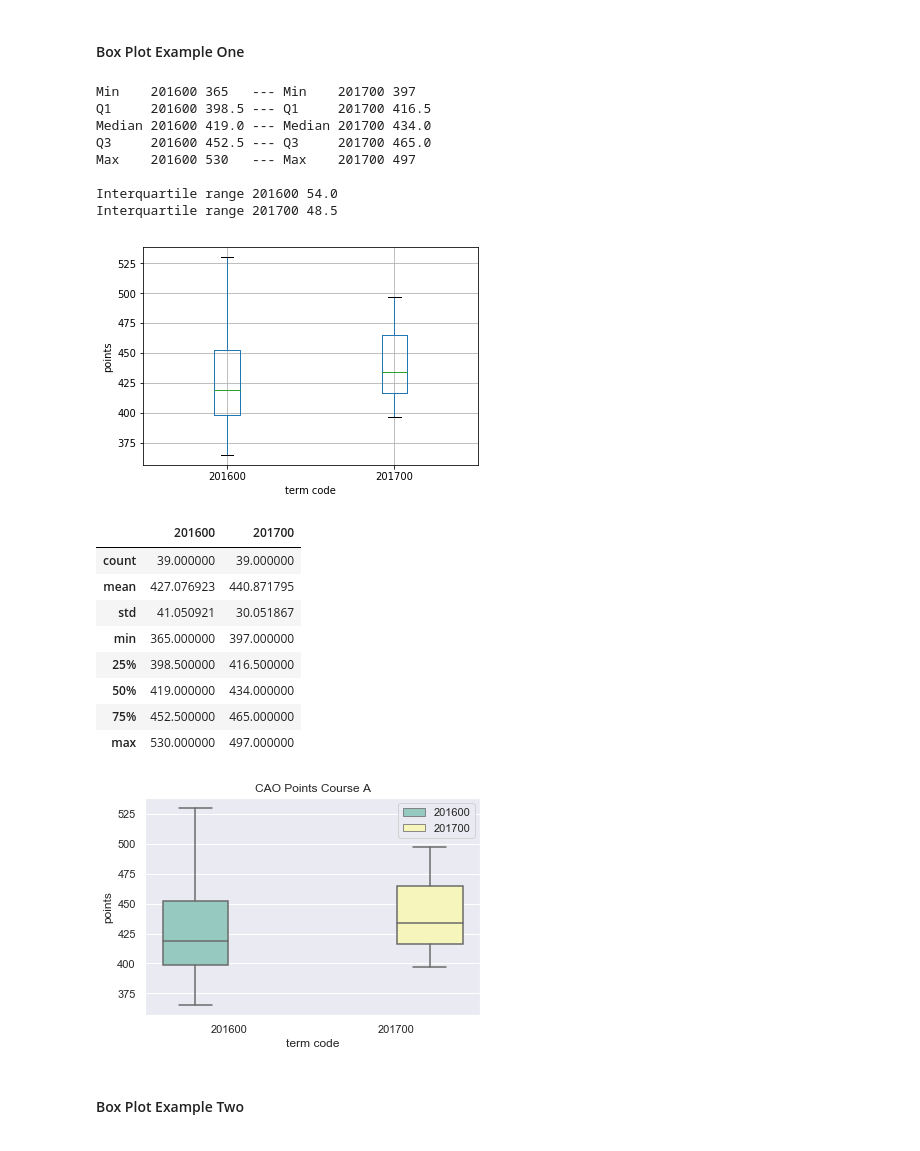
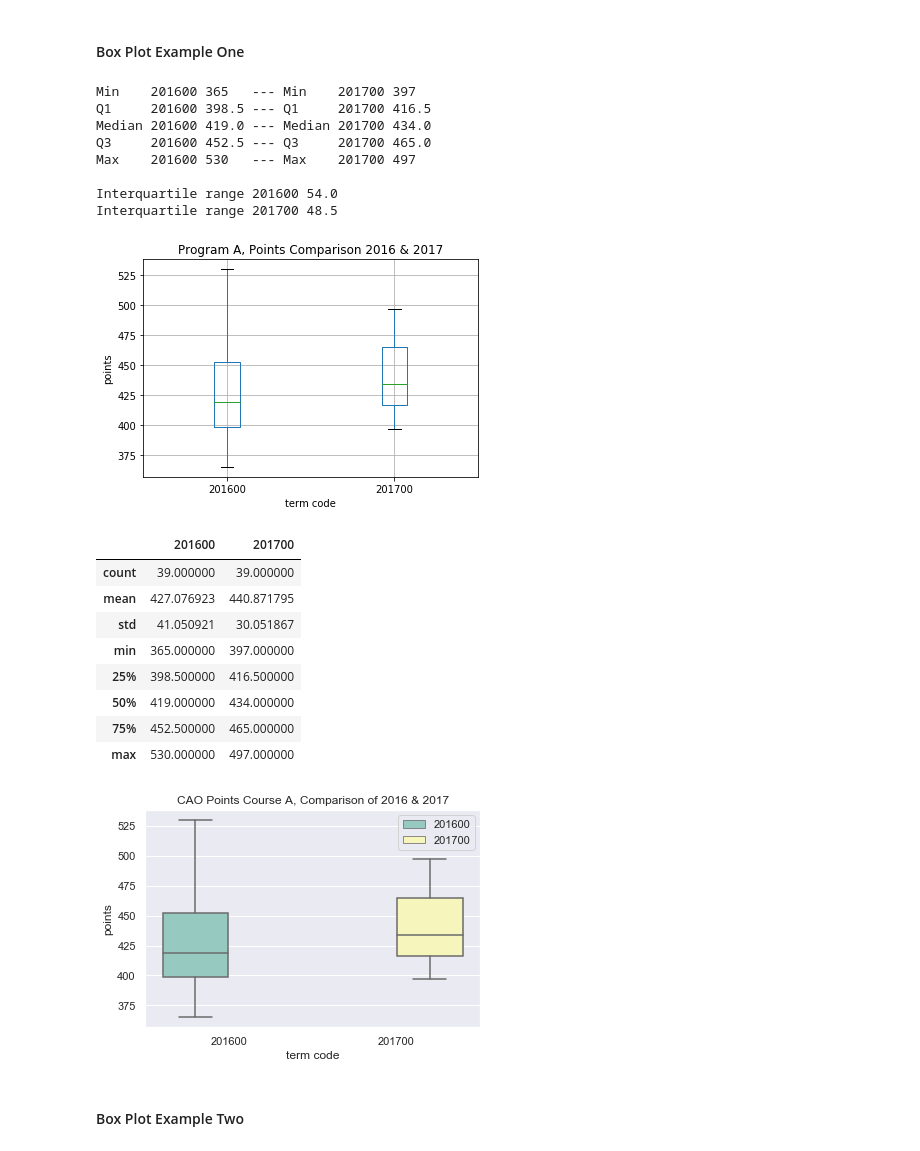
Before and after one commit to Hudsonsue/BOXPLOTS, a Jupyter notebook: BOX PLOTS.ipynb, the cells around one changed output. Saved outputs shown, nothing was run; the diff lists cells and outputs as text; code cells hidden in the pictures.

Commit message:
boxplot data b cleaned and replotted

```diff
--- a/BOX PLOTS.ipynb
+++ b/BOX PLOTS.ipynb
@@ -100,47 +100,53 @@ df = pd.read_csv("https://raw.githubusercontent.com/Hudsonsue/BOXPLOTS/master/mo
 #df
 # %%
 ## using mathplotlib I am going to create a boxplot of the dataset
+
 boxplot = df.boxplot(column=['201600','201700'],  return_type='axes')
+plt.title ('Program A, Points Comparison 2016 & 2017')
 plt.ylabel('points')
 plt.xlabel('term code')
+
 ## using numpy I am going to calculate the five points of the box plot and the interquartile range
+
 ## minimum
 min_pts = np.min(df, axis=0)
 print("Min    201600", min_pts[0], "  --- Min    201700",min_pts[1])
 ## Q1
 Q1 =np.percentile(df, 25, axis =0)
 print ("Q1     201600", Q1[0], "--- Q1     201700", Q1[1])
 ## median
 med =np.median(df,axis =0)
 print ("Median 201600", med[0], "--- Median 201700", med[1])
 ## Q3
 Q3 =np.percentile(df, 75, axis=0)
 print ("Q3     201600", Q3[0], "--- Q3     201700", Q3[1])
 ## Maximum
 max_pts = np.max(df, axis=0)
 print("Max    201600", max_pts[0], "  --- Max    201700",max_pts[1])
+
 ##Inter Quartile Range
 IR = Q3-Q1
+
 print()
 print("Interquartile range 201600", (IR[0]))
 print("Interquartile range 201700", (IR[1]))
 # %% [output]
 Min    201600 365   --- Min    201700 397
 Q1     201600 398.5 --- Q1     201700 416.5
 Median 201600 419.0 --- Median 201700 434.0
 Q3     201600 452.5 --- Q3     201700 465.0
 Max    201600 530   --- Max    201700 497
 
 Interquartile range 201600 54.0
 Interquartile range 201700 48.5
-[figure, old version]
+[figure, new version]
 # %%
 ## below I am replicating the above using seaborn.
 ## I just want to highlight how easily a nice looking plot can be generated.
 
 df1 = pd.DataFrame(data = df, columns = ['201600','201700'])
 sns.set(style="darkgrid")
-sns.boxplot(x="variable",y = "value", hue = "variable",data=pd.melt(df), palette="Set3").set_title("CAO Points Course A")
+sns.boxplot(x="variable",y = "value", hue = "variable",data=pd.melt(df), palette="Set3").set_title("CAO Points Course A, Comparison of 2016 & 2017")
 plt.legend()
 plt.ylabel('points')
 plt.xlabel('term code')
@@ -156,7 +162,7 @@ df.describe()
 | 50% | 419.000000 | 434.000000 |
 | 75% | 452.500000 | 465.000000 |
 | max | 530.000000 | 497.000000 |
-[figure, old version]
+[figure, new version]
 # %% [markdown]
 #### Box Plot Example Two
 # %%
```
Also changed, not shown: parts of 8 cells of this notebook, 1 other file.
